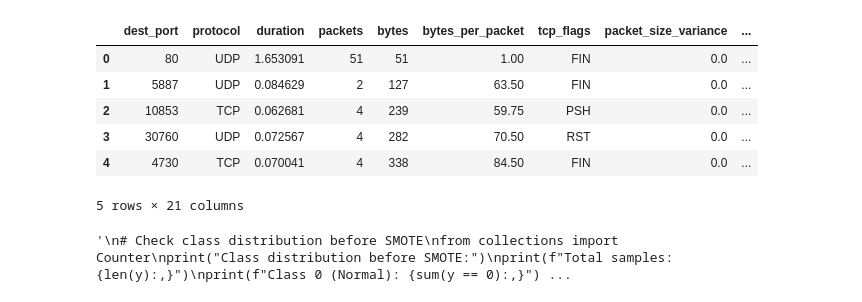
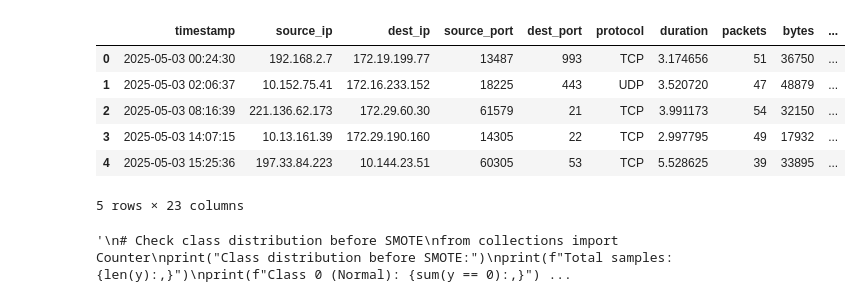
Before and after one commit to Jonah-Schep5/networkInstrusion, a Jupyter notebook: apt_modeling.ipynb, the cells around one changed output. Cells and saved outputs as stored; diff of their text form; code cells hidden in the pictures.

```diff
--- a/apt_modeling.ipynb
+++ b/apt_modeling.ipynb
@@ -7,52 +9,32 @@ Database:  postgresql://jonahs23:DataSci23@ads1.datasci.vt.edu:5432/ads_db5
 # %%
 import pandas as pd
 import matplotlib.pyplot as plt
 import xgboost as xgb
 from sklearn.model_selection import StratifiedKFold
 from sklearn.preprocessing import LabelEncoder
 from sklearn.metrics import (
     accuracy_score, confusion_matrix, f1_score,
     roc_auc_score, matthews_corrcoef, cohen_kappa_score
 )
 import pandas as pd
 import numpy as np
 table = "network_traffic_history_apt"
 sql = f"""
-select dest_port,
-protocol,
-duration,
-packets,
-bytes,
-bytes_per_packet,
-tcp_flags,
-packet_size_variance,
-connection_frequency,
-off_hours,
-is_weekend,
-hour_of_day,
-is_internal_source,
-is_internal_dest,
-is_apt,
-time_period,
-bytes_percentile,
-packets_percentile,
-duration_percentile,
-bpp_percentile,
-service
+select *
 
 from {username}.{table} pd
 """
 
 df = agent.execute_dml(sql)
 df.head()
 # %% [output]
-|  | dest_port | protocol | duration | packets | bytes | bytes_per_packet | tcp_flags | packet_size_variance | ... |
-| 0 | 80 | UDP | 1.653091 | 51 | 51 | 1.00 | FIN | 0.0 | ... |
-| 1 | 5887 | UDP | 0.084629 | 2 | 127 | 63.50 | FIN | 0.0 | ... |
-| 2 | 10853 | TCP | 0.062681 | 4 | 239 | 59.75 | PSH | 0.0 | ... |
-| 3 | 30760 | UDP | 0.072567 | 4 | 282 | 70.50 | RST | 0.0 | ... |
-| 4 | 4730 | TCP | 0.070041 | 4 | 338 | 84.50 | FIN | 0.0 | ... |
+|  | timestamp | source_ip | dest_ip | source_port | dest_port | protocol | duration | packets | bytes | ... |
+| 0 | 2025-05-03 00:24:30 | 192.168.2.7 | 172.19.199.77 | 13487 | 993 | TCP | 3.174656 | 51 | 36750 | ... |
+| 1 | 2025-05-03 02:06:37 | 10.152.75.41 | 172.16.233.152 | 18225 | 443 | UDP | 3.520720 | 47 | 48879 | ... |
+| 2 | 2025-05-03 08:16:39 | 221.136.62.173 | 172.29.60.30 | 61579 | 21 | TCP | 3.991173 | 54 | 32150 | ... |
+| 3 | 2025-05-03 14:07:15 | 10.13.161.39 | 172.29.190.160 | 14305 | 22 | TCP | 2.997795 | 49 | 17932 | ... |
+| 4 | 2025-05-03 15:25:36 | 197.33.84.223 | 10.144.23.51 | 60305 | 53 | TCP | 5.528625 | 39 | 33895 | ... |
-5 rows × 21 columns
+5 rows × 23 columns
 # %%
 # First, prepare the data by separating features and target
 
```
Also changed, not shown: parts of 6 cells of this notebook, 6 other files.
